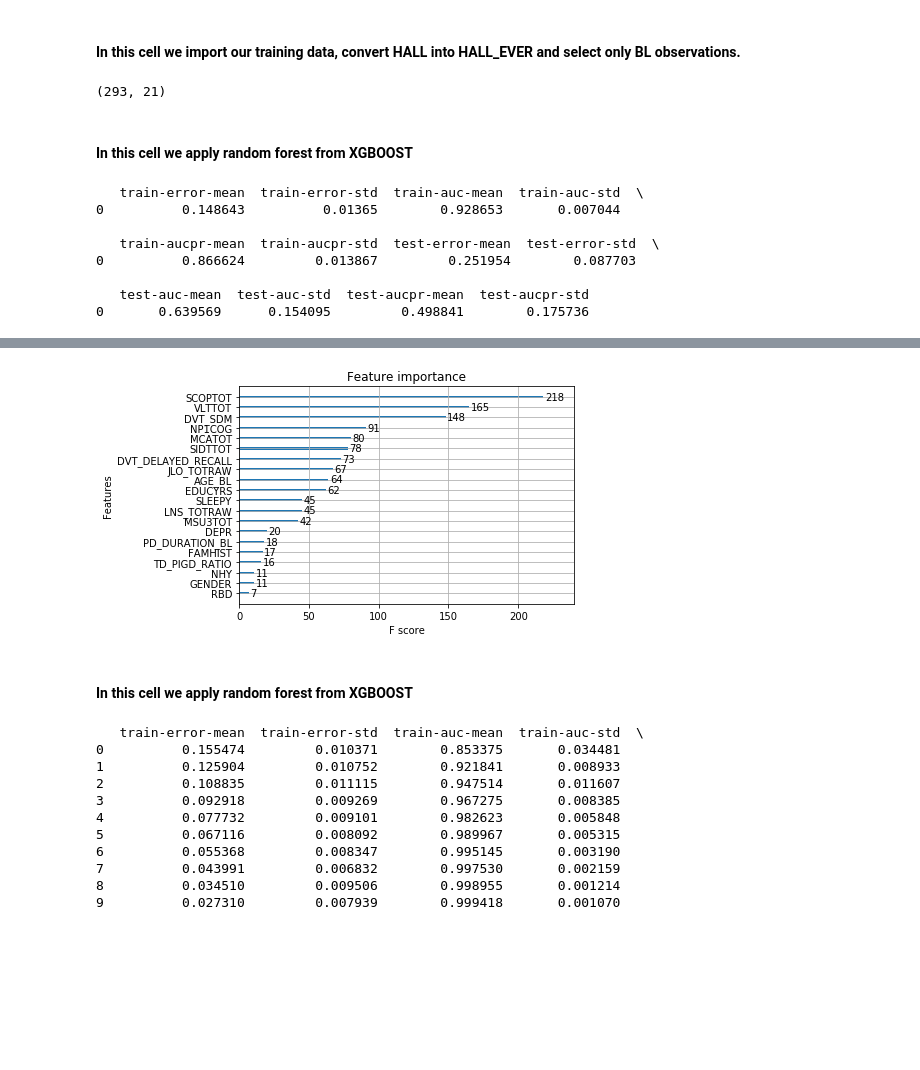
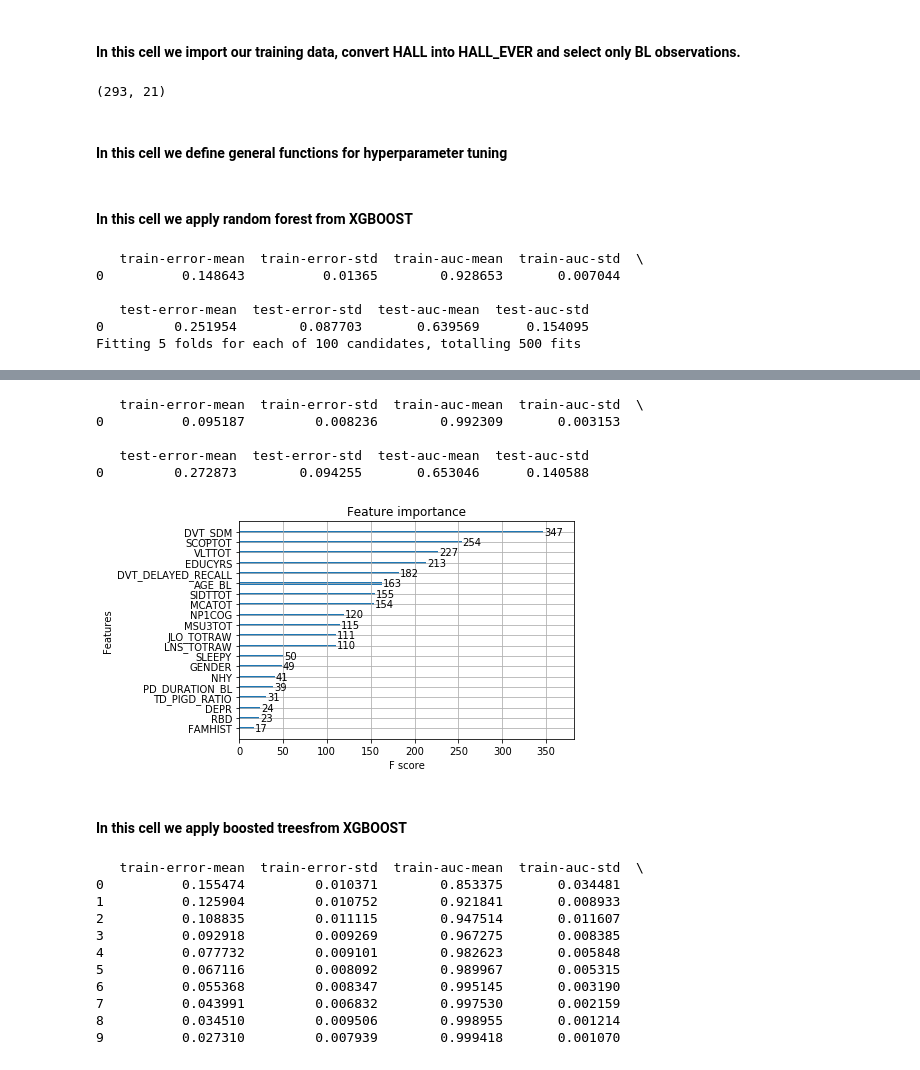
Before and after one commit to Tjersland/Master_2020_Prediction_of_Psychosis_in_Parkinsons_Patients_using_Machine_learning, a Jupyter notebook: Models_BL.ipynb, the cells around one changed output, grey strips where cells are left out. Cells and saved outputs as stored; diff of their text form; code cells hidden in the pictures; blank space fills up the shorter version.

Commit message:
Added hyperparamter tuning

```diff
--- a/Models_BL.ipynb
+++ b/Models_BL.ipynb
@@ -59,10 +62,38 @@ train.drop(["EVENT_ID", "PATNO"], axis = 1, inplace = True)
 
 # We form Y
 Y = train.pop("HALL_EVER")
+
+print(train.shape)
+# %% [output]
+(293, 21)
-# %%
-train.shape
-# %% [output]
-(293, 21)
+# %% [markdown]
+#### In this cell we define general functions for hyperparameter tuning
+# %%
+def randomized_tuning (X,Y, model, param_dist, k_folds, n_iter, scoring_metrics, scoring_refit):
+    '''
+    model should be a XGBClassifier or sklearn classifier
+    param_dist can look like this, remember that it a randomized search through distributions, not a grid search:
+    param_dist = {'n_estimators': stats.randint(150, 500),
+              'learning_rate': stats.uniform(0.01, 0.07),
+              'subsample': stats.uniform(0.3, 0.7),
+              'max_depth': [3, 4, 5, 6, 7, 8, 9],
+              'colsample_bytree': stats.uniform(0.5, 0.45),
+              'min_child_weight': [1, 2, 3]
+             }
+    k_folds = number of folds in CV
+    n_iter = number of different random combination of parameters tried. More iterations gives a higher chance of finding the best parameters
+    scoring metrics = the metrics the search wil report on a the end, example: ['roc_auc', 'f1']
+    scoring_refit = The single metric that will be used to find a "best estimator" at the end,  pick one metric from your scoring metrics list. e.g "f1" or
+    set to False if manually finding best estimator
+    '''
+
+    clf = RandomizedSearchCV(model, param_distributions = param_dist, cv = k_folds, n_iter = n_iter, scoring = scoring_metrics, refit = scoring_refit, error_score = 0, verbose = 3, n_jobs = -1, \
+                            iid = False, return_train_score = True)
+    '''
+    If scoring_refit is set you can get the best params on that metric by return.best_params_
+    Manual inspection can be done by pd.DataFrame(return.cv_results_)
+    '''
+    return clf.fit(X,Y)
 # %% [markdown]
 #### In this cell we apply random forest from XGBOOST
 # %%
@@ -80,8 +111,22 @@ params = {
   'tree_method': 'auto'
 }
 
-cv_results_RF = xgb.cv(params, dtrain = dtrain, num_boost_round=1, nfold = 10, as_pandas = True, seed = 1, metrics = ["error", "auc", "aucpr"])
+cv_results_RF = xgb.cv(params, dtrain = dtrain, num_boost_round=1, nfold = 10, as_pandas = True, seed = 1, metrics = ["error", "auc"])
 print(cv_results_RF)
+
+clf_xgb = XGBClassifier(objective = 'binary:logistic', n_estimators = 1, learning_rate = 1)
+param_dist = {'colsample_bynode': stats.uniform(0.5, 0.45),
+              'max_depth': [3, 4, 5, 6, 7, 8, 9],
+              'subsample': stats.uniform(0.3, 0.6),
+              'num_parallel_tree': stats.randint(50,200)
+             }
+
+results = randomized_tuning(train,Y,clf_xgb, param_dist, 5, 50, ["f1","roc_auc"], "roc_auc")
+params = results.best_params_
+
+cv_results_RF = xgb.cv(params, dtrain = dtrain, num_boost_round=1, nfold = 10, as_pandas = True, seed = 1, metrics = ["error", "auc"])
+print(cv_results_RF)
+
 
 model_RF = xgb.train(params, dtrain, num_boost_round=1)
 xgb.plot_importance(model_RF)
@@ -90,8 +135,6 @@ pyplot.show()
    train-error-mean  train-error-std  train-auc-mean  train-auc-std  \
 0          0.148643          0.01365        0.928653       0.007044
 
-   train-aucpr-mean  train-aucpr-std  test-error-mean  test-error-std  \
-0          0.866624         0.013867         0.251954        0.087703
-
-   test-auc-mean  test-auc-std  test-aucpr-mean  test-aucpr-std
-0       0.639569      0.154095         0.498841        0.175736
+   test-error-mean  test-error-std  test-auc-mean  test-auc-std
+0         0.251954        0.087703       0.639569      0.154095
+Fitting 5 folds for each of 100 candidates, totalling 500 fits
@@ -98,6 +145,11 @@ pyplot.show()
+   train-error-mean  train-error-std  train-auc-mean  train-auc-std  \
+0          0.095187         0.008236        0.992309       0.003153
+
+   test-error-mean  test-error-std  test-auc-mean  test-auc-std
+0         0.272873        0.094255       0.653046      0.140588
-[figure, old version]
+[figure, new version]
 # %% [markdown]
-#### In this cell we apply random forest from XGBOOST
+#### In this cell we apply boosted treesfrom XGBOOST
 # %%
 #Boosted trees
 params = {
```
Also changed, not shown: parts of 2 cells of this notebook, 1 other file.
